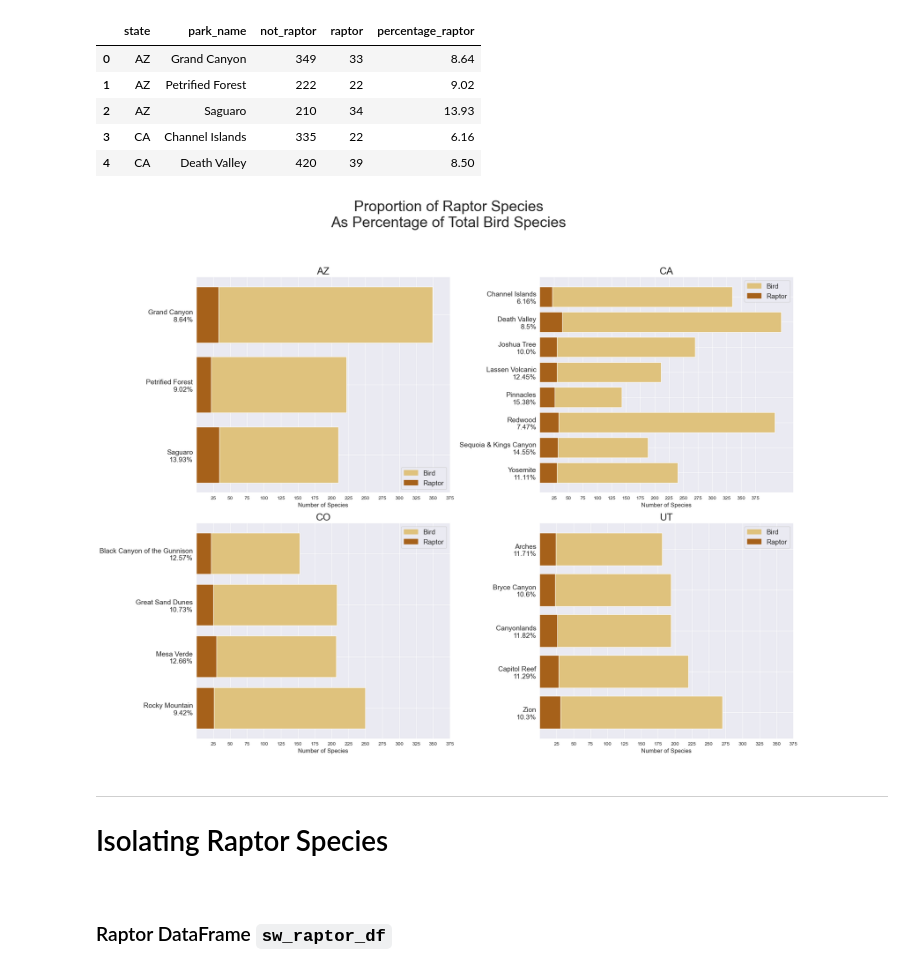
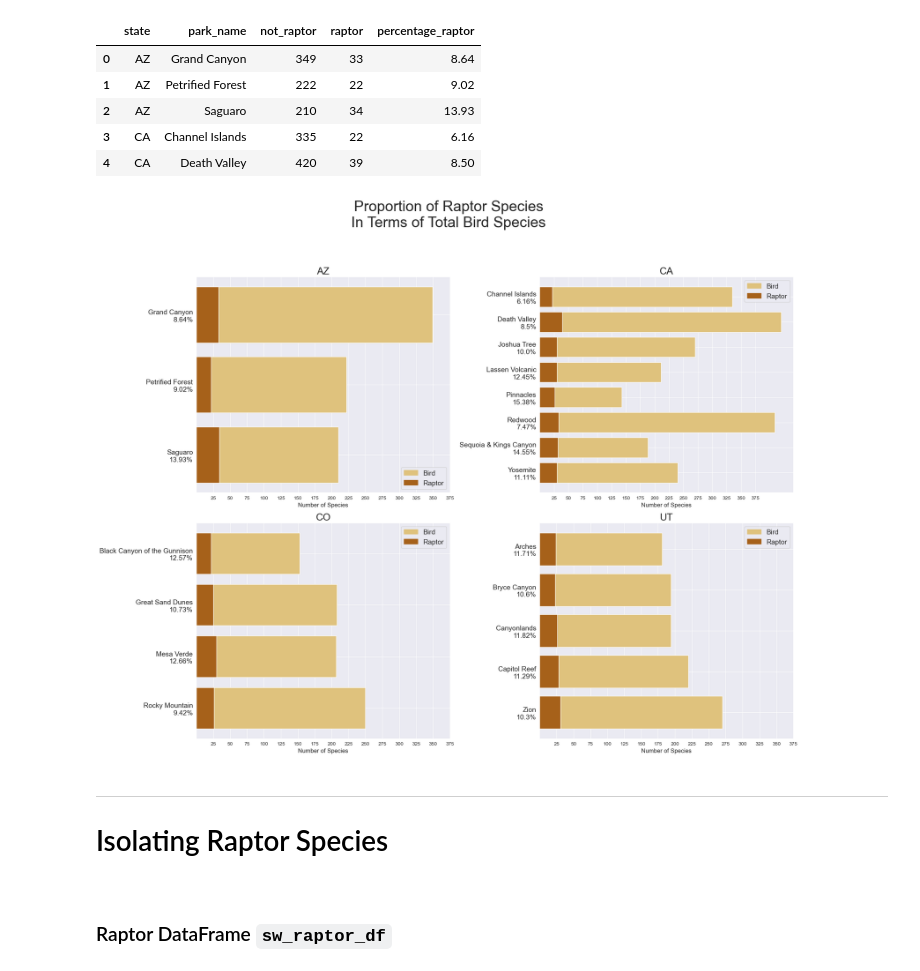
Before and after one commit to pineapple-bois/Biodiversity-In-National-Parks-Real-World, a Jupyter notebook: analysis.ipynb, the cells around one changed output. Saved outputs shown, nothing was run; the diff lists cells and outputs as text; code cells hidden in the pictures.

```diff
--- a/analysis.ipynb
+++ b/analysis.ipynb
@@ -534,33 +534,33 @@ parks_prey_counts.head()
 # %%
 # Plotting only states with more than 2 National Parks.
 # Defining a new states_list with above criteria
 colours = {'Bird': '#dfc27d', 'Raptor': '#a6611a'}
 handles = [mpatches.Patch(color=colour, label=label) for label, colour in colours.items()]
 
 plt.figure(figsize=(20,15))
-plt.suptitle('Proportion of Raptor Species\nAs Percentage of Total Bird Species', fontsize=30, y=1.05)
+plt.suptitle('Proportion of Raptor Species\nIn Terms of Total Bird Species', fontsize=30, y=1.05)
 for i, state in enumerate(states_list_short):
     data = pd.DataFrame(parks_prey_counts[parks_prey_counts['state'] == state])
     age_protected = data['percentage_raptor'].values
     plt.subplot(2,2,(i+1))
     plt.title(state, fontsize=20)
     plt.barh(y=data.park_name, width=data.not_raptor, color=colours['Bird'])
     plt.barh(y=data.park_name, width=data.raptor, color=colours['Raptor'])
     plt.yticks(np.arange(len(data)),
                [f'{park}\n{age}%'
                 for park, age in zip(data.park_name, age_protected)],
                rotation=0, fontsize=14)
     plt.xticks(np.arange(25,400,25))
     plt.xlabel('Number of Species', fontsize=12)
     plt.legend(handles=handles, fontsize=14)
     plt.gca().invert_yaxis()
     plt.grid(True)
 
 plt.subplots_adjust(top=0.5)
 plt.tight_layout()
 plt.show()
 # %% [output]
-[figure, old version]
+[figure, new version]
 # %% [markdown]
 ----
 # Isolating Raptor Species
```
